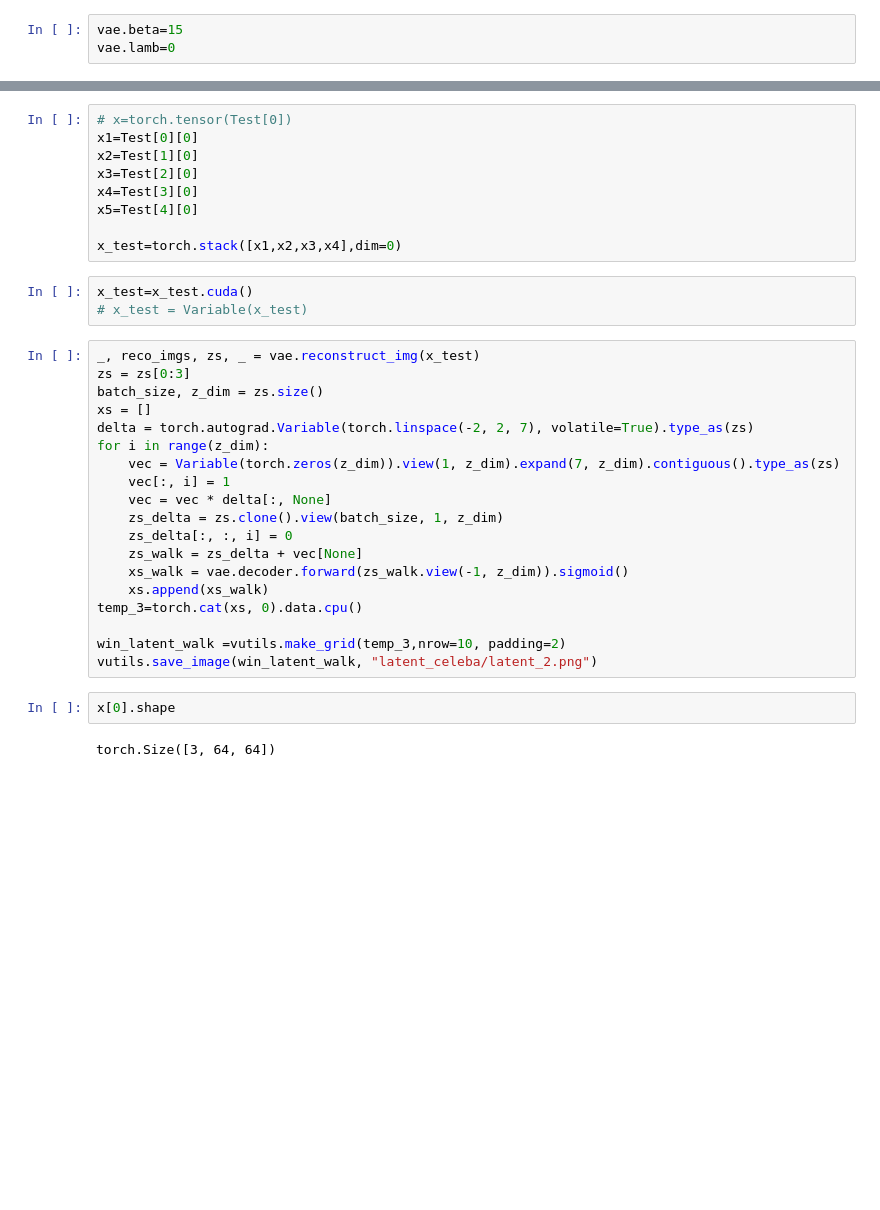
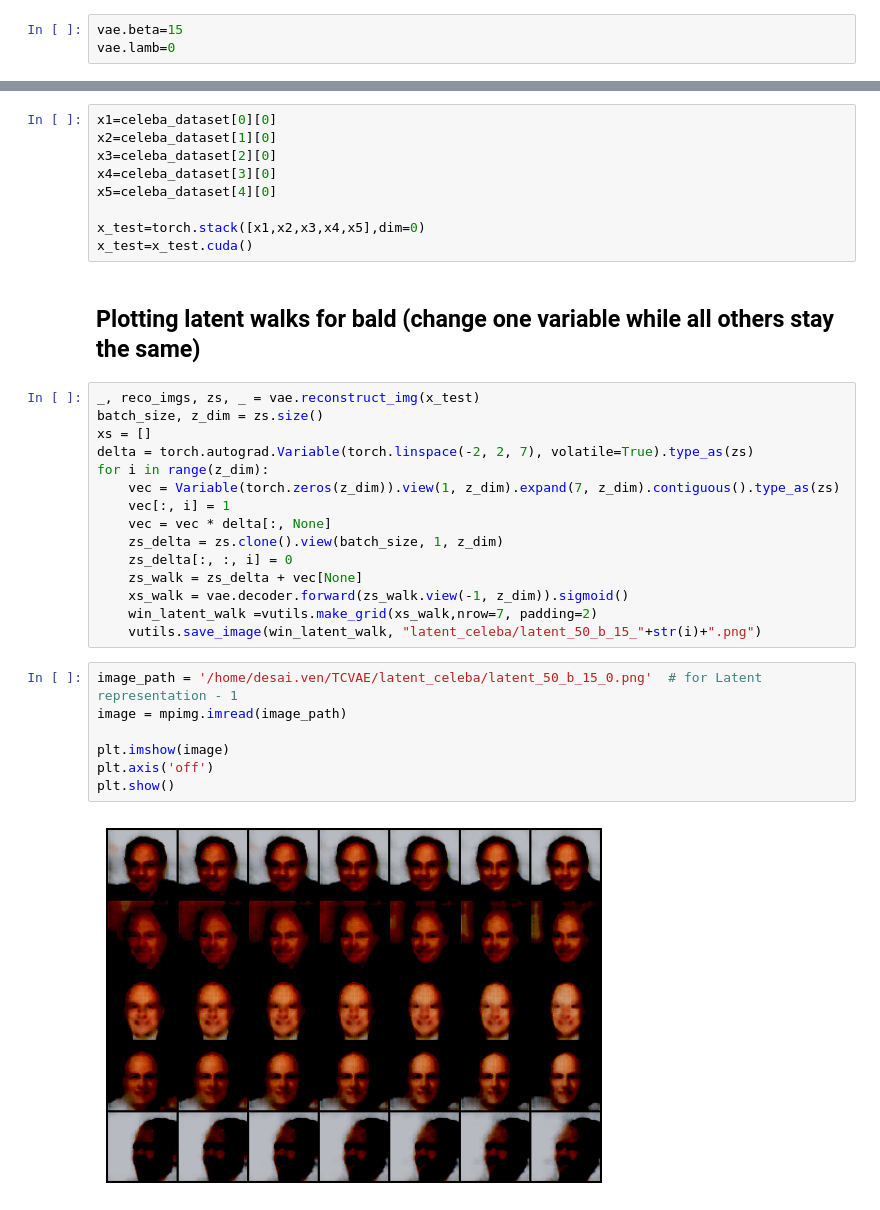
Before and after one commit to venkydesai/TCVAE, a Jupyter notebook: celeba_TCVAE.ipynb, the cells around one changed output, grey strips where cells are left out. Saved outputs shown, nothing was run; the diff lists cells and outputs as text; blank space fills up the shorter version.

```diff
--- a/celeba_TCVAE.ipynb
+++ b/celeba_TCVAE.ipynb
@@ -190,18 +159,16 @@ Test = datasets.ImageFolder(
 # %%
-# x=torch.tensor(Test[0])
-x1=Test[0][0]
-x2=Test[1][0]
-x3=Test[2][0]
-x4=Test[3][0]
-x5=Test[4][0]
+x1=celeba_dataset[0][0]
+x2=celeba_dataset[1][0]
+x3=celeba_dataset[2][0]
+x4=celeba_dataset[3][0]
+x5=celeba_dataset[4][0]
 
-x_test=torch.stack([x1,x2,x3,x4],dim=0)
+x_test=torch.stack([x1,x2,x3,x4,x5],dim=0)
+x_test=x_test.cuda()
-# %%
-x_test=x_test.cuda()
-# x_test = Variable(x_test)
+# %% [markdown]
+## Plotting latent walks for bald (change one variable while all others stay the same)
 # %%
 _, reco_imgs, zs, _ = vae.reconstruct_img(x_test)
-zs = zs[0:3]
 batch_size, z_dim = zs.size()
 xs = []
 delta = torch.autograd.Variable(torch.linspace(-2, 2, 7), volatile=True).type_as(zs)
@@ -213,12 +180,14 @@ for i in range(z_dim):
     zs_delta[:, :, i] = 0
     zs_walk = zs_delta + vec[None]
     xs_walk = vae.decoder.forward(zs_walk.view(-1, z_dim)).sigmoid()
-    xs.append(xs_walk)
-temp_3=torch.cat(xs, 0).data.cpu()
-
-win_latent_walk =vutils.make_grid(temp_3,nrow=10, padding=2)
-vutils.save_image(win_latent_walk, "latent_celeba/latent_2.png")
+    win_latent_walk =vutils.make_grid(xs_walk,nrow=7, padding=2)
+    vutils.save_image(win_latent_walk, "latent_celeba/latent_50_b_15_"+str(i)+".png")
-# %%
-x[0].shape
-# %% [output]
-torch.Size([3, 64, 64])
+# %%
+image_path = '/home/desai.ven/TCVAE/latent_celeba/latent_50_b_15_0.png'  # for Latent representation - 1
+image = mpimg.imread(image_path)
+
+plt.imshow(image)
+plt.axis('off')
+plt.show()
+# %% [output]
+[figure, added]
```
Also changed, not shown: parts of 23 cells of this notebook.
